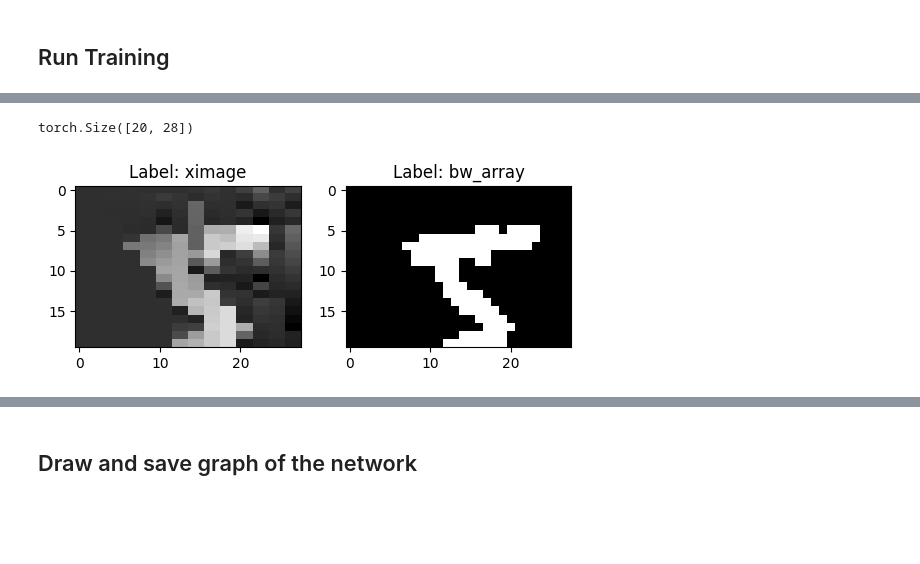
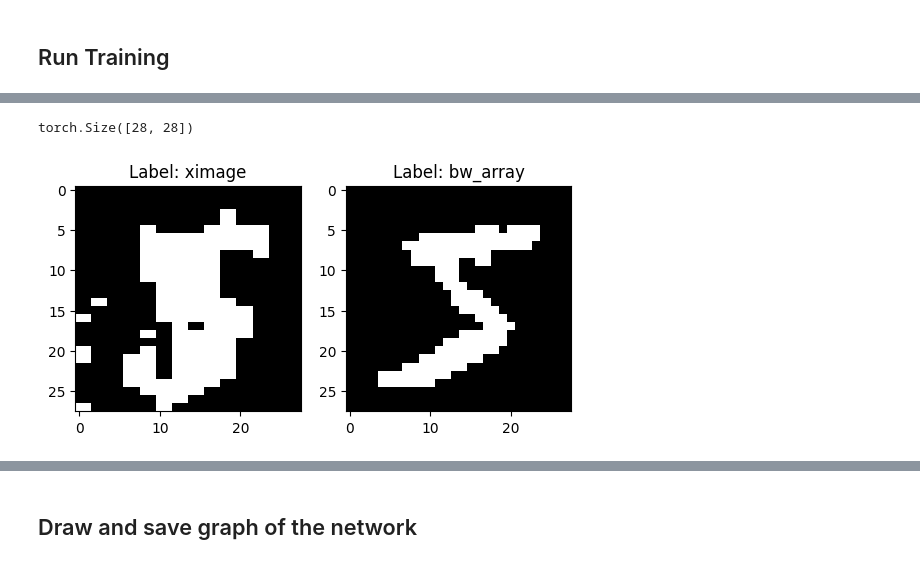
Before and after one commit to sjamthe/customNNexperiments, a Jupyter notebook: ImageSegmentNet-v1.ipynb, the cells around one changed output, grey strips where cells are left out. Cells and saved outputs as stored; diff of their text form; code cells hidden in the pictures; blank space fills up the shorter version.

```diff
--- a/ImageSegmentNet-v1.ipynb
+++ b/ImageSegmentNet-v1.ipynb
@@ -167,7 +167,11 @@ class ImageSegmentNet(nn.Module):
         self._calc_xmask()
         # Ratio is the segment (y2-y1)/(x2-x1) ratio
         # consider each segment as a right triangle so we can find new y-y1 as ratio of x-x1
-        self.yratio = (self.y[:-1,1:]-self.y[:-1,:-1])/(self.x[:-1,1:]-self.x[:-1,:-1])
+        #The ratio can get -inf or inf. we need to protect against it
+        divider = (self.x[:-1,1:]-self.x[:-1,:-1])
+        divider[divider == 0.] = 0.0001
+        self.yratio = (self.y[:-1,1:]-self.y[:-1,:-1])/divider
+
         # yratio.shape = [n_ysegments, n_xsegments]
         x_in_4d = self.x_in.unsqueeze(1).unsqueeze(1)
         self.ypred = (x_in_4d - self.x[:-1,:-1])*self.xmask*self.yratio + self.xmask * self.y[:-1,:-1]
@@ -182,8 +186,11 @@ class ImageSegmentNet(nn.Module):
         # mask allows only the correct segment to predict masking out the rest.
         self._calc_ymask()
         # Ratio is the segment (y2-y1)/(x2-x1) ratio
+        #The ratio can get -inf or inf. we need to protect against it
+        divider = (self.y[1:,:-1]-self.y[:-1,:-1])
+        divider[divider == 0.] = 0.0001
         # consider each segment as a right triangle so we can find new y-y1 as ratio of x-x1
-        self.xratio = (self.x[1:,:-1]-self.x[:-1,:-1])/(self.y[1:,:-1]-self.x[:-1,:-1])
+        self.xratio = (self.x[1:,:-1]-self.x[:-1,:-1])/divider
 
         y_in_4d = self.y_in.unsqueeze(1).unsqueeze(1)
         self.xpred = (y_in_4d - self.y[:-1,:-1])*self.ymask*self.xratio + self.ymask * self.x[:-1,:-1]
@@ -208,11 +215,9 @@ class ImageSegmentNet(nn.Module):
             ximage_3d[:,:,:] = self.xpred.unsqueeze(dim=2)
             self.ximage = ximage_3d.view(self.height, self.width)
 
-
-
     def forward(self):
         # When we predict y each segment makes its prediction
-        #self._predict_y()
+        self._predict_y()
         self._predict_x()
         #return self.xpred
         #self._predict_x()
@@ -253,7 +258,7 @@ torch.Size([1, 28, 28])
 # test_image is grayscape 3D convert to bw_array first
 index = 0
 image, label = train_set[index]
-test_image = image.squeeze().numpy()[0:20,:] #or reshape if needed for testing
+test_image = image.squeeze().numpy() #[0:20,:] #or reshape if needed for testing
 limit = test_image.mean()
 bw_array  = torch.tensor(np.where(test_image < limit, 0, 1))
 # %%
@@ -271,5 +276,9 @@ torch.Size([20, 28])
 # Init Model, Loss, Optimizer
 criterion = nn.MSELoss(reduction='sum')
 
-model = ImageSegmentNet(14,10)
+model = ImageSegmentNet(14,14)
 model.set_image(bw_array)
+lr=.001
+#optimizer only optimizes parameter that are sent to it in arg1
+optimizer = torch.optim.AdamW(model.parameters(),
+                               lr=lr, betas=(0.9, 0.999), eps=1e-8)
@@ -327,15 +348,16 @@ torch.Size([20, 14])
 # %%
-# create yimage and compare
+# create ximage and compare
 model.create_ximage()
 
 fig, (ax1, ax2) = plt.subplots(1, 2)
 print(model.ximage.shape)
 ax1.set_title(f"Label: ximage")
 #with torch.no_grad():
-ax1.imshow(model.ximage, cmap='gray')
+ax1.imshow(model.ximage.gt(model.ximage.mean()), cmap='gray')
+
 ax2.set_title(f"Label: bw_array")
 ax2.imshow(bw_array, cmap='gray')
 plt.show()
 # %% [output]
-torch.Size([20, 28])
+torch.Size([28, 28])
-[figure, old version]
+[figure, new version]
```
Also changed, not shown: parts of 7 cells of this notebook.
